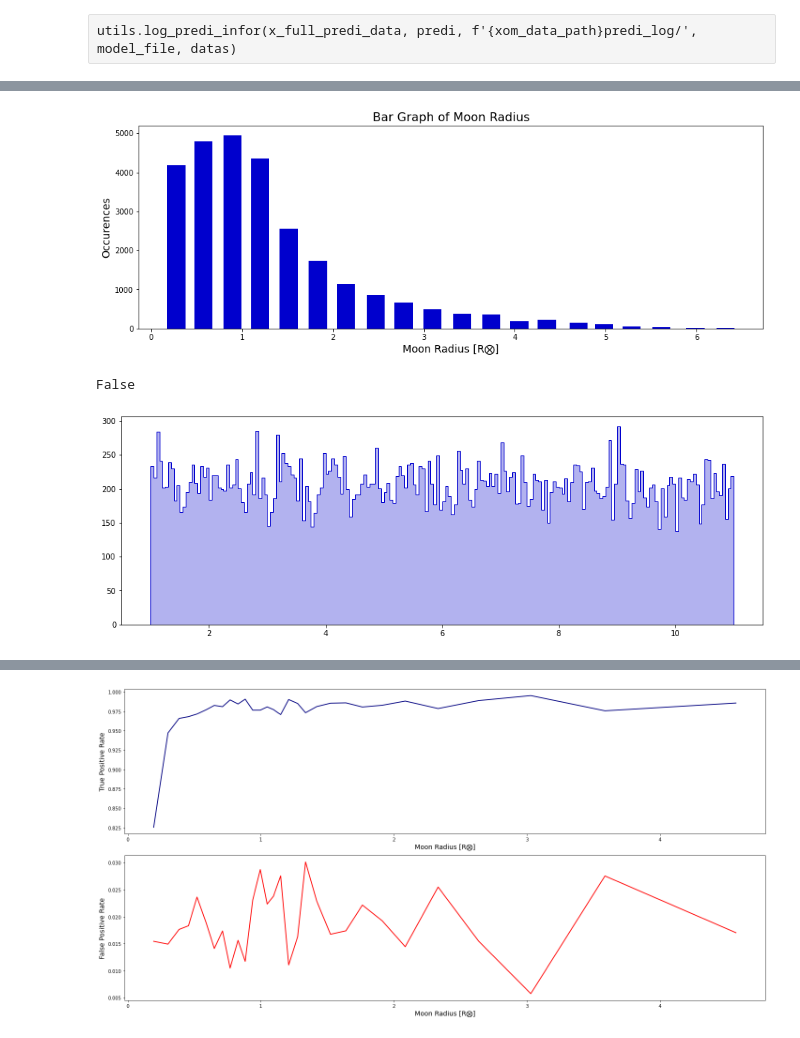
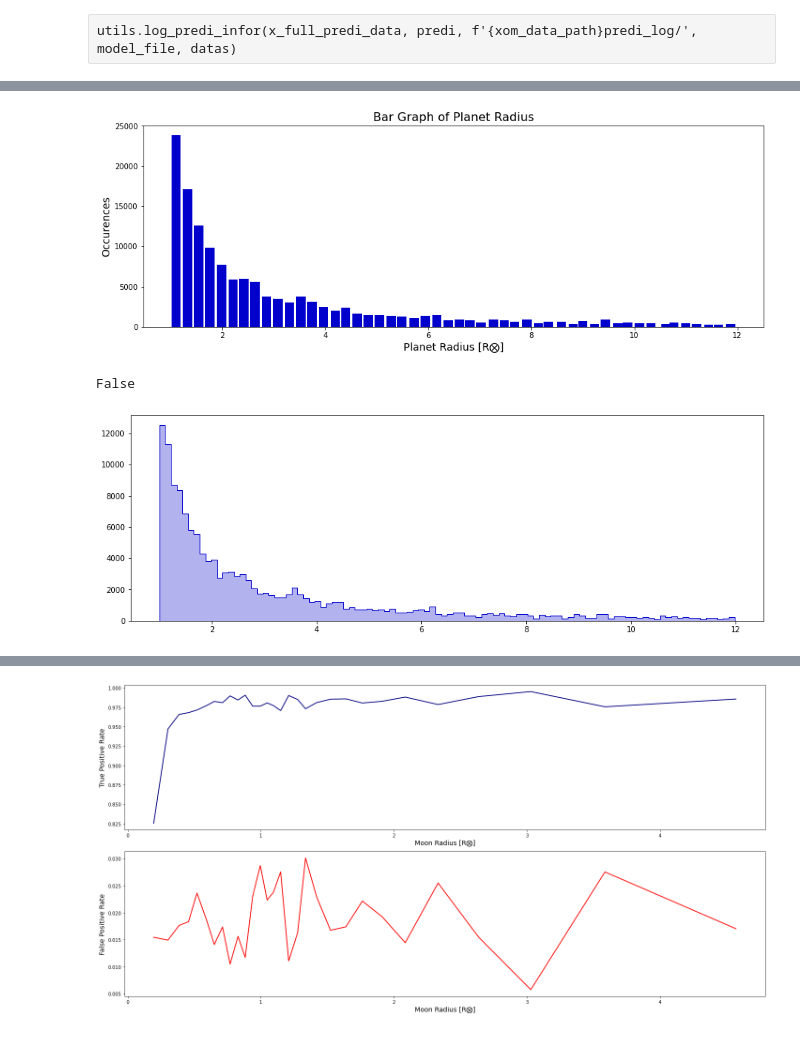
Before and after one commit to rfradkin/Exomoon_Detection, a Jupyter notebook: rnns/singl_model.ipynb, the cells around one changed output, grey strips where cells are left out. Cells and saved outputs as stored; diff of their text form; code cells hidden in the pictures.

```diff
--- a/rnns/singl_model.ipynb
+++ b/rnns/singl_model.ipynb
@@ -272,3 +275,9 @@ WARNING:tensorflow:Error in loading the saved optimizer state. As a result, your
 predi = model.predict(x_predi_data).squeeze()
 # %% [raw]
 utils.log_predi_infor(x_full_predi_data, predi, f'{xom_data_path}predi_log/', model_file, datas)
+# %%
+corr=0
+for i in range(len(predi)):
+    if (predi[i] > .24) == x_full_predi_data[i, -1, 1][detec_type]:
+        corr += 1
+print(corr/len(predi))
@@ -321,4 +311,0 @@ np.pi
-# %%
-a=[]
-for i in range(100000):
-    a.append(tdpy.icdf_powr(np.random.rand(1), 1, 10, 1.8)[0])
@@ -374,10 +347,10 @@ def show_bar(data,
         plt.savefig(f'{save_figur_path}bar-{featu}-{int(time.time())}.pdf')
     plt.show()
 # %%
-show_bar(x_full_predi_data, 'moon_radiu', 20, equal_width_bins=1, bar_chara={'width': None, 'color': 'mediumblue'})#,
+show_bar(x_full_predi_data, 'plane_radiu', 50, equal_width_bins=1, bar_chara={'width': .18, 'color': 'mediumblue'})#,
 #            save_figur_path='/home/rfradkin/xom/graph/bar/')
 # %% [output]
-[figure, old version]
+[figure, new version]
 # %%
 3=='s'
 # %% [output]
@@ -385,16 +358,16 @@ False
 # %%
 featu = 'plane_radiu'
 x = []
-bins=200
+bins=100
 for i in range(len(x_full_predi_data)):
     if x_full_predi_data[i, -1, 1][featu] is not None:
         x.append(x_full_predi_data[i, -1, 1][featu])
 plt.figure(figsize=(15,5))
 plt.hist(x, bins, color='mediumblue', histtype='step')
 plt.hist(x, bins, color='mediumblue', alpha=0.3)
 plt.show()
 # %% [output]
-[figure, old version]
+[figure, new version]
 # %%
 x_full_predi_data[25478, -1, 1]
 # %% [output]
```
Also changed, not shown: parts of 29 cells of this notebook, 4 other files.
